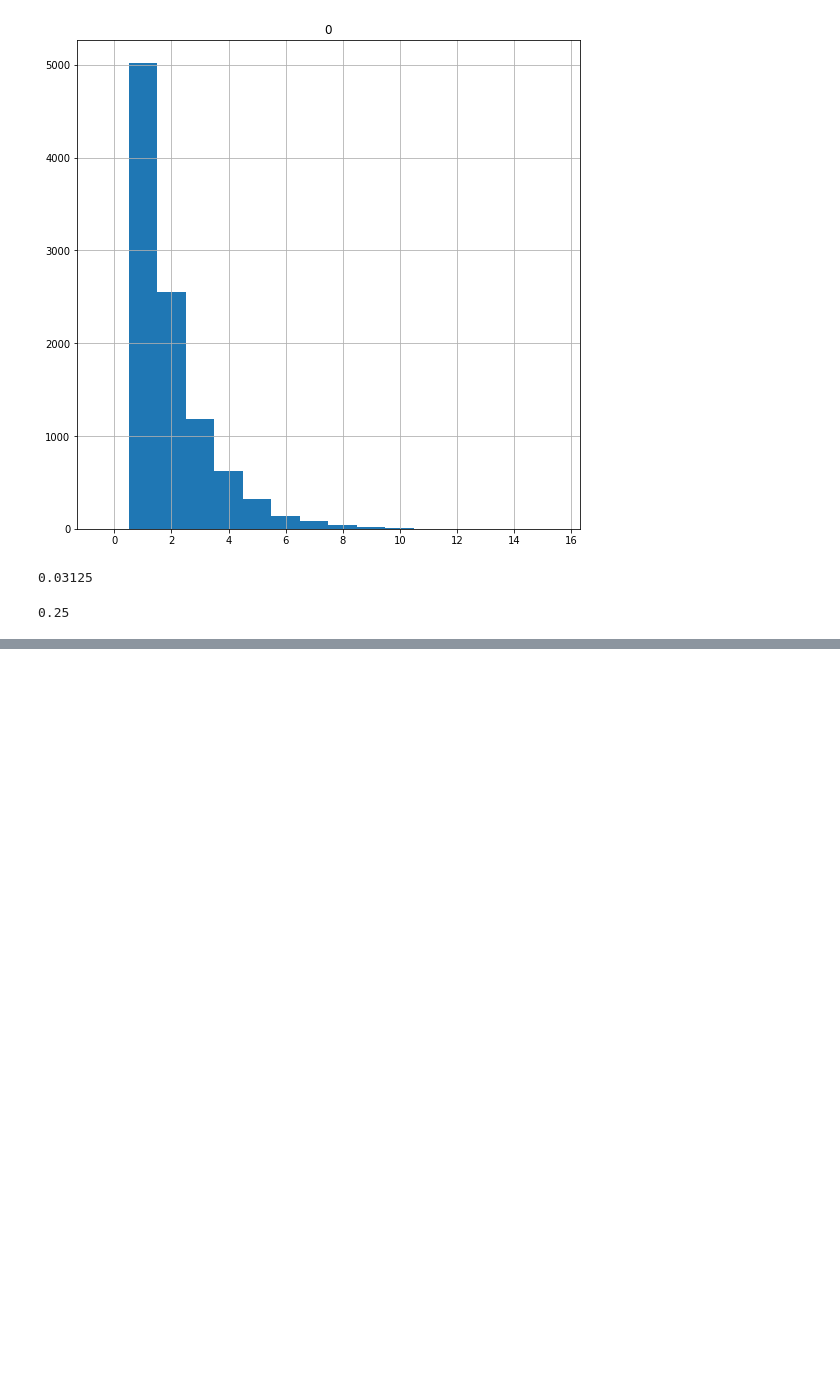
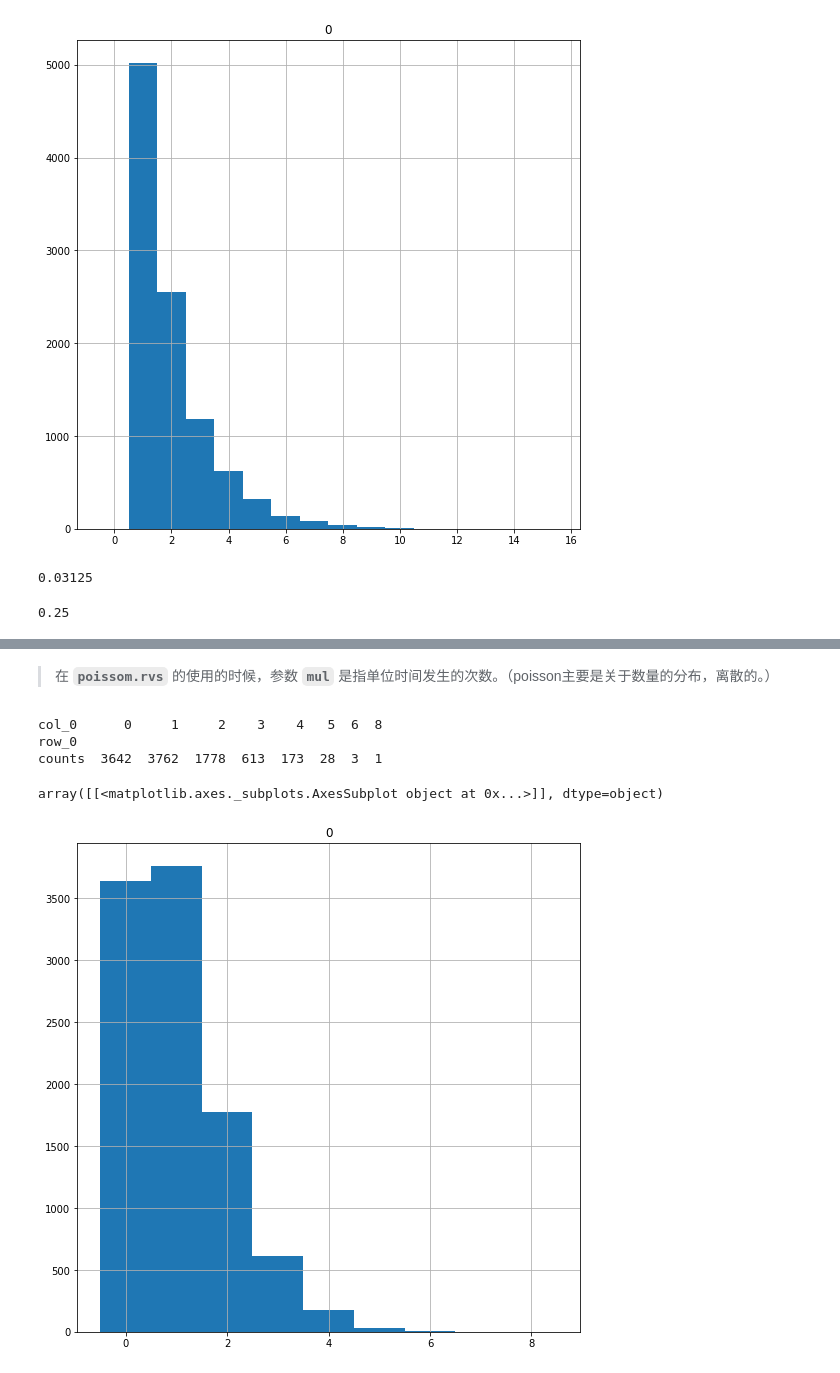
Before and after one commit to lqleon1214/data_analysis_test, a Jupyter notebook: chp9.2-probability distributions.ipynb, the cells around one changed output, grey strips where cells are left out. Cells and saved outputs as stored; diff of their text form; code cells hidden in the pictures; blank space fills up the shorter version.

```diff
--- a/chp9.2-probability distributions.ipynb
+++ b/chp9.2-probability distributions.ipynb
@@ -171,0 +181,13 @@ stats.geom.pmf(k=2, p=0.5)
+# %% [markdown]
+> 在 **`poissom.rvs`** 的使用的时候，参数 **`mul`** 是指单位时间发生的次数。（poisson主要是关于数量的分布，离散的。）
+# %%
+random.seed(2016)
+arrival_rate_1 = stats.poisson.rvs(size=10000, mu=1)
+print(pd.crosstab(index='counts', columns=arrival_rate_1))
+pd.DataFrame(arrival_rate_1).hist(range=(-0.5, max(arrival_rate_1) + 0.5), bins=max(arrival_rate_1) + 1)
+# %% [output]
+col_0      0     1     2    3    4   5  6  8
+row_0
+counts  3642  3762  1778  613  173  28  3  1
+array([[<matplotlib.axes._subplots.AxesSubplot object at 0x...>]], dtype=object)
+[figure, added]
```
Also changed, not shown: parts of 13 cells of this notebook.
